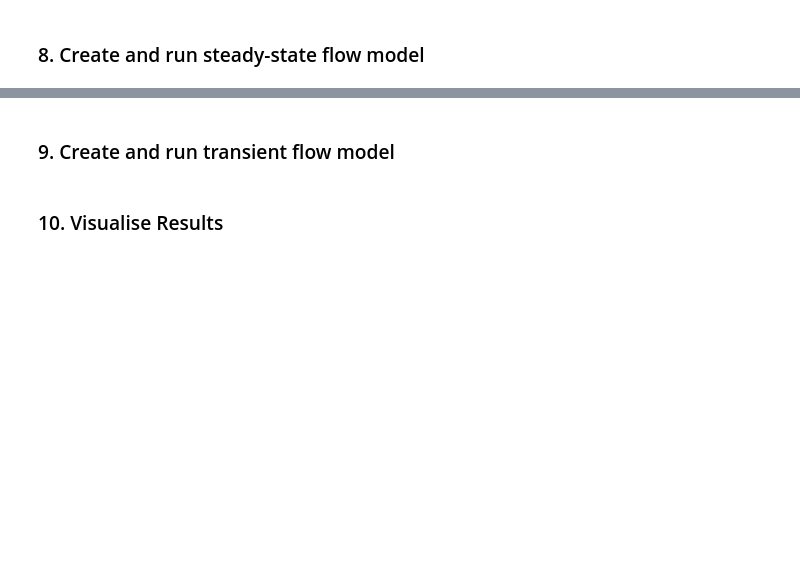
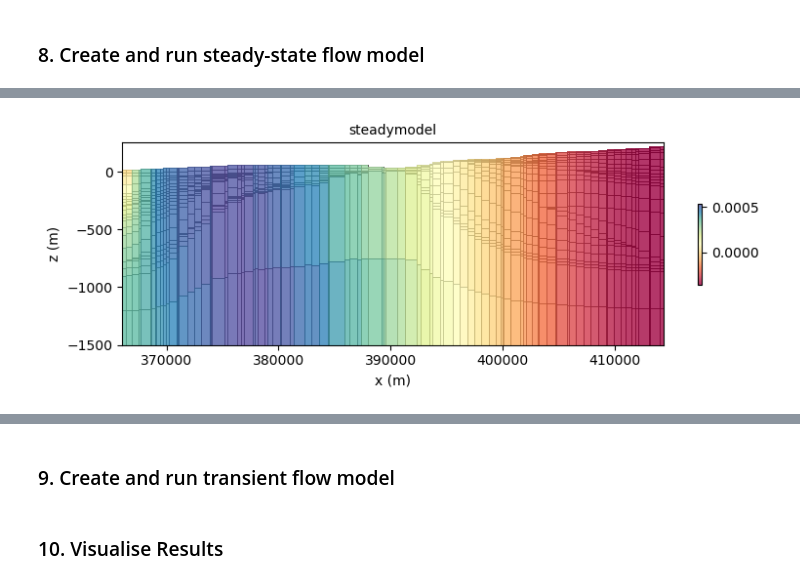
Before and after one commit to malvina-chmielarski/Otorowiri, a Jupyter notebook: scripts/main_script.ipynb, the cells around one changed output, grey strips where cells are left out. Cells and saved outputs as stored; diff of their text form; code cells hidden in the pictures; blank space fills up the shorter version.

```diff
--- a/scripts/main_script.ipynb
+++ b/scripts/main_script.ipynb
@@ -462,0 +377,5 @@ Model success3 =  False
+# %%
+X0, X1, Y0, Y1 = spatial.x0, spatial.x1, spatial.y0, spatial.y1
+fm.plot_transect(spatial, 'head', X0, X1, Y0, Y1)
+# %% [output]
+[figure, added]
```
Also changed, not shown: parts of 26 cells of this notebook.
